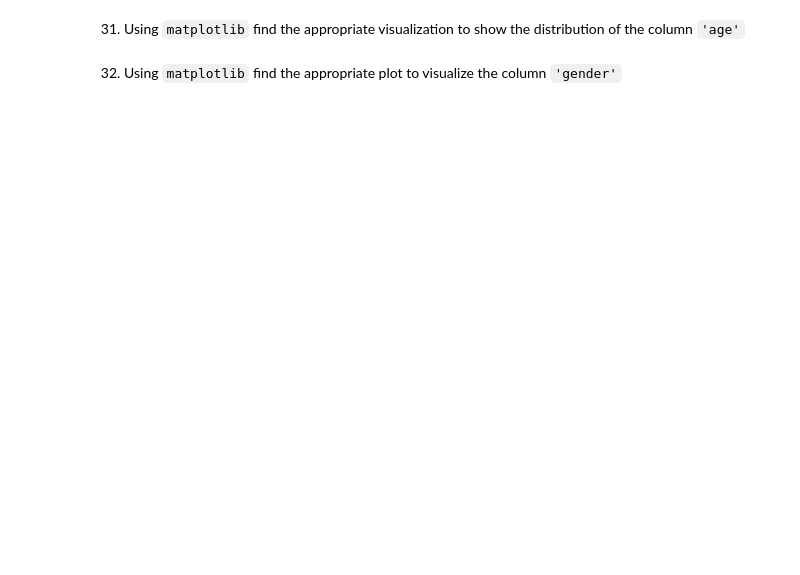
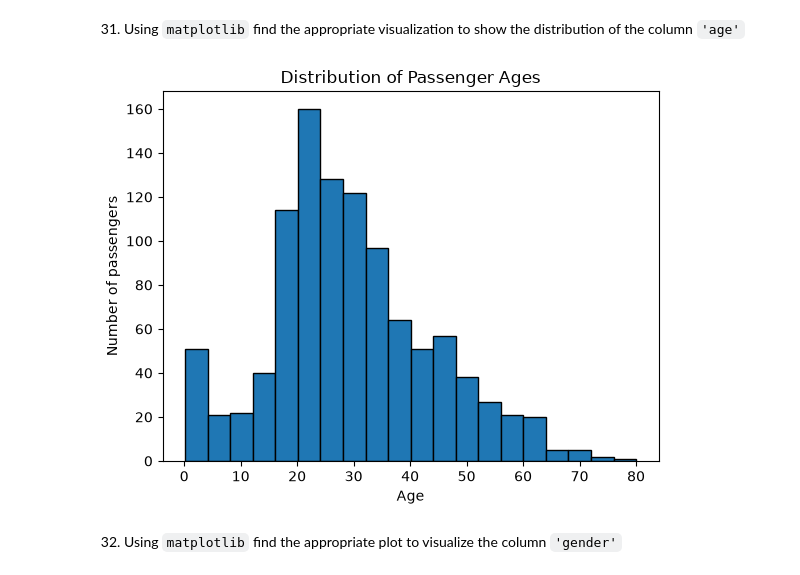
Before and after one commit to mochilooo/2026-10-BILBAO-FT-Data-Science, a Jupyter notebook: 2-Data_Analysis/2-Pandas/Practica/7-Titanic/Titanic-exercise_YERAY.ipynb, the cells around one changed output. Saved outputs shown, nothing was run; the diff lists cells and outputs as text; code cells hidden in the pictures; blank space fills up the shorter version.

```diff
--- a/2-Data_Analysis/2-Pandas/Practica/7-Titanic/Titanic-exercise_YERAY.ipynb
+++ b/2-Data_Analysis/2-Pandas/Practica/7-Titanic/Titanic-exercise_YERAY.ipynb
@@ -461,5 +507,15 @@ Hint: There were two people with the same name, who?
 31. Using `matplotlib` find the appropriate visualization to show the distribution of the column `'age'`
 # %%
 import matplotlib.pyplot as plt
+# %%
+import matplotlib.pyplot as plt
+
+plt.hist(titanic["age"].dropna(), bins=20, edgecolor="black")
+plt.xlabel("Age")
+plt.ylabel("Number of passengers")
+plt.title("Distribution of Passenger Ages")
+plt.show()
+# %% [output]
+[figure, added]
 # %% [markdown]
 32. Using `matplotlib` find the appropriate plot to visualize the column `'gender'`
```
Also changed, not shown: parts of 10 cells of this notebook, 8 other files.
